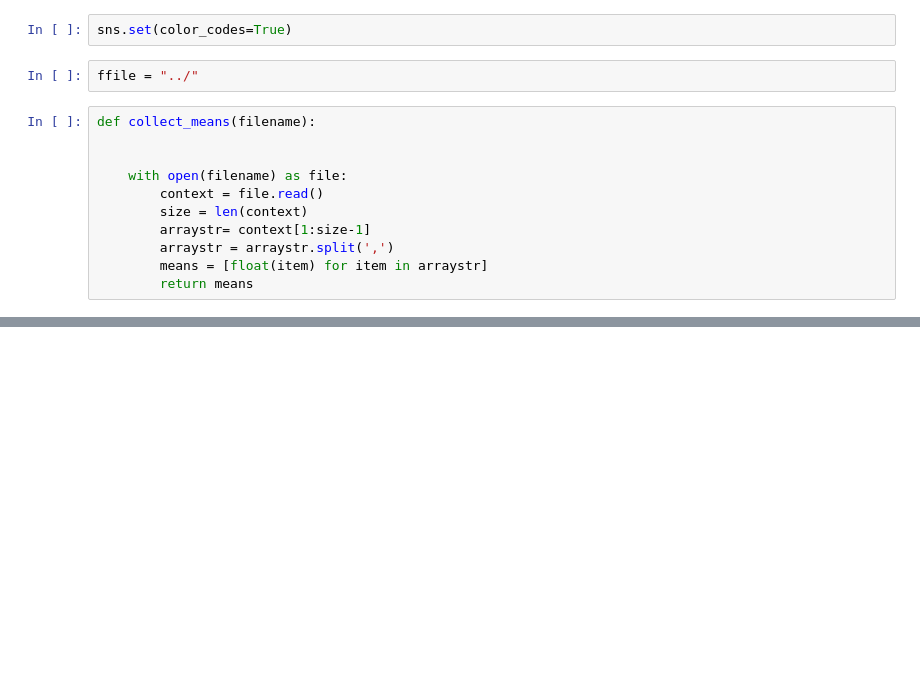
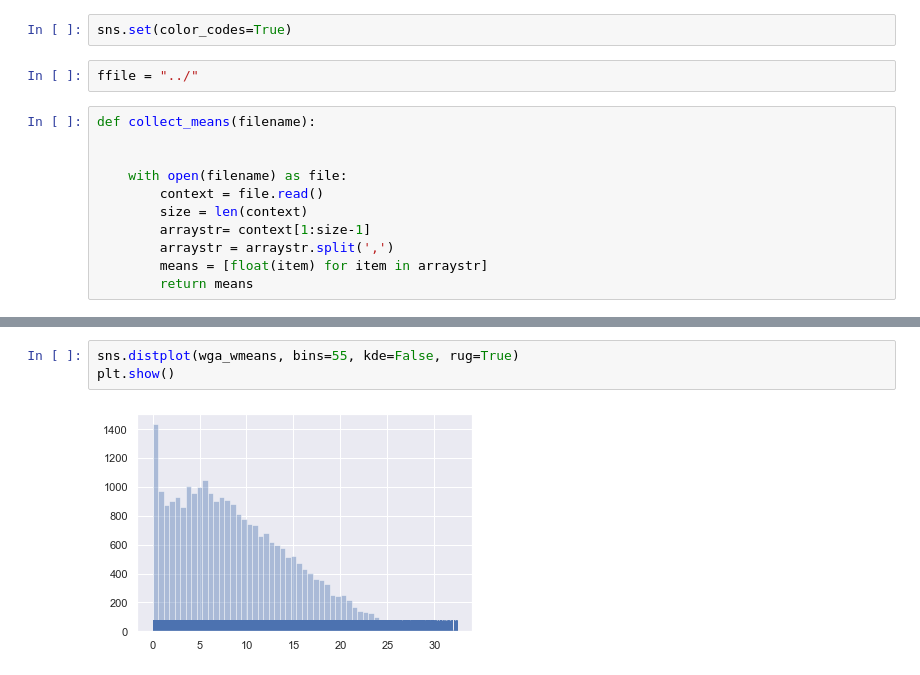
Before and after one commit to pockerman/hidden_markov_modeling, a Jupyter notebook: plot_means.ipynb, the cells around one changed output, grey strips where cells are left out. Drawn from its saved outputs; the diff is of its cells as text; blank space fills up the shorter version.

```diff
--- a/plot_means.ipynb
+++ b/plot_means.ipynb
@@ -37,3 +35,8 @@ wga_wmeans = wga_wmeans_0 + wga_wmeans_1 + wga_wmeans_2 + wga_wmeans_3
+# %%
+sns.distplot(wga_wmeans, bins=55, kde=False, rug=True)
+plt.show()
+# %% [output]
+[figure, added]
 # %%
 # visualize two
 nbins = 80
```
Also changed, not shown: parts of 5 cells of this notebook, 3 other files.
